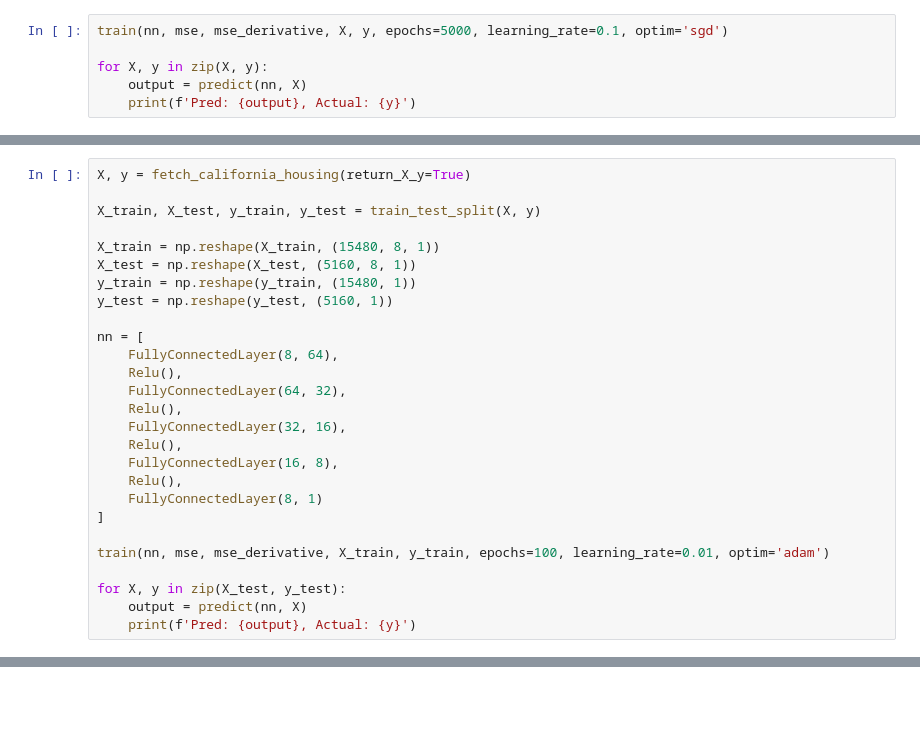
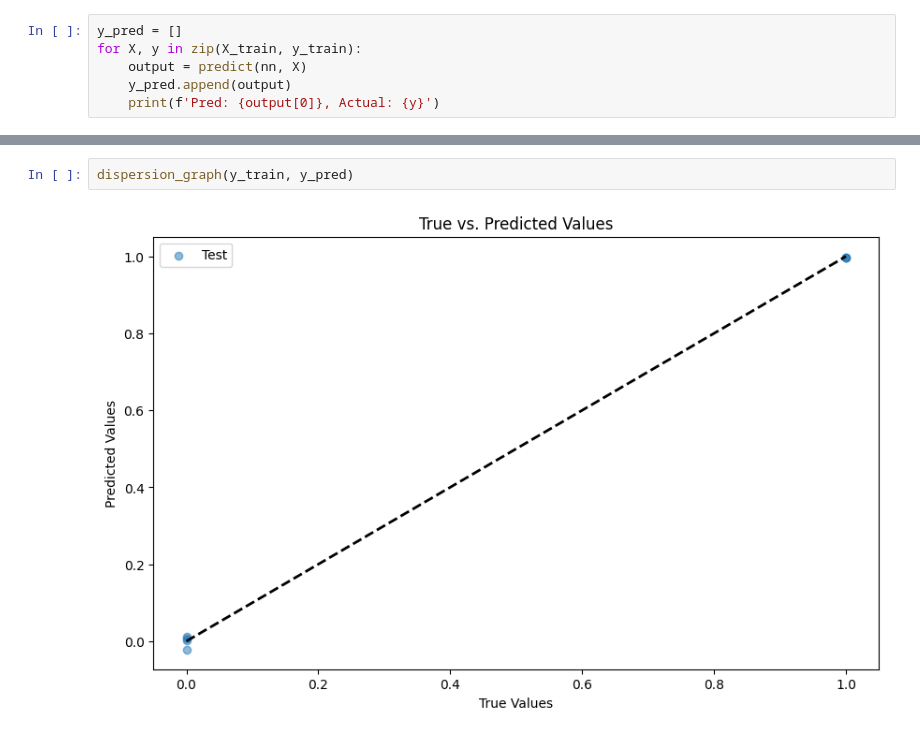
Before and after one commit to JoseLuisPerdomo/Neural-Network-OH, a Jupyter notebook: main/NN class.ipynb, the cells around one changed output, grey strips where cells are left out. Saved outputs shown, nothing was run; the diff lists cells and outputs as text; blank space fills up the shorter version.

```diff
--- a/main/NN class.ipynb
+++ b/main/NN class.ipynb
@@ -37,7 +78,7 @@ draw_nn(nn)
 # %%
-train(nn, mse, mse_derivative, X, y, epochs=5000, learning_rate=0.1, optim='sgd')
-
-for X, y in zip(X, y):
+y_pred = []
+for X, y in zip(X_train, y_train):
     output = predict(nn, X)
-    print(f'Pred: {output}, Actual: {y}')
+    y_pred.append(output)
+    print(f'Pred: {output[0]}, Actual: {y}')
 # %% [output]
@@ -66,27 +91,0 @@ Pred: [[-5.95605471e-05]], Actual: [[0]]
-# %%
-X, y = fetch_california_housing(return_X_y=True)
-
-X_train, X_test, y_train, y_test = train_test_split(X, y)
-
-X_train = np.reshape(X_train, (15480, 8, 1))
-X_test = np.reshape(X_test, (5160, 8, 1))
-y_train = np.reshape(y_train, (15480, 1))
-y_test = np.reshape(y_test, (5160, 1))
-
-nn = [
-    FullyConnectedLayer(8, 64),
-    Relu(),
-    FullyConnectedLayer(64, 32),
-    Relu(),
-    FullyConnectedLayer(32, 16),
-    Relu(),
-    FullyConnectedLayer(16, 8),
-    Relu(),
-    FullyConnectedLayer(8, 1)
-]
-
-train(nn, mse, mse_derivative, X_train, y_train, epochs=100, learning_rate=0.01, optim='adam')
-
-for X, y in zip(X_test, y_test):
-    output = predict(nn, X)
-    print(f'Pred: {output}, Actual: {y}')
@@ -183,0 +100,4 @@ Pred: [[17.43140639]], Actual: [17.88295422]
+# %%
+dispersion_graph(y_train, y_pred)
+# %% [output]
+[figure, added]
```
Also changed, not shown: parts of 14 cells of this notebook, 9 other files.
